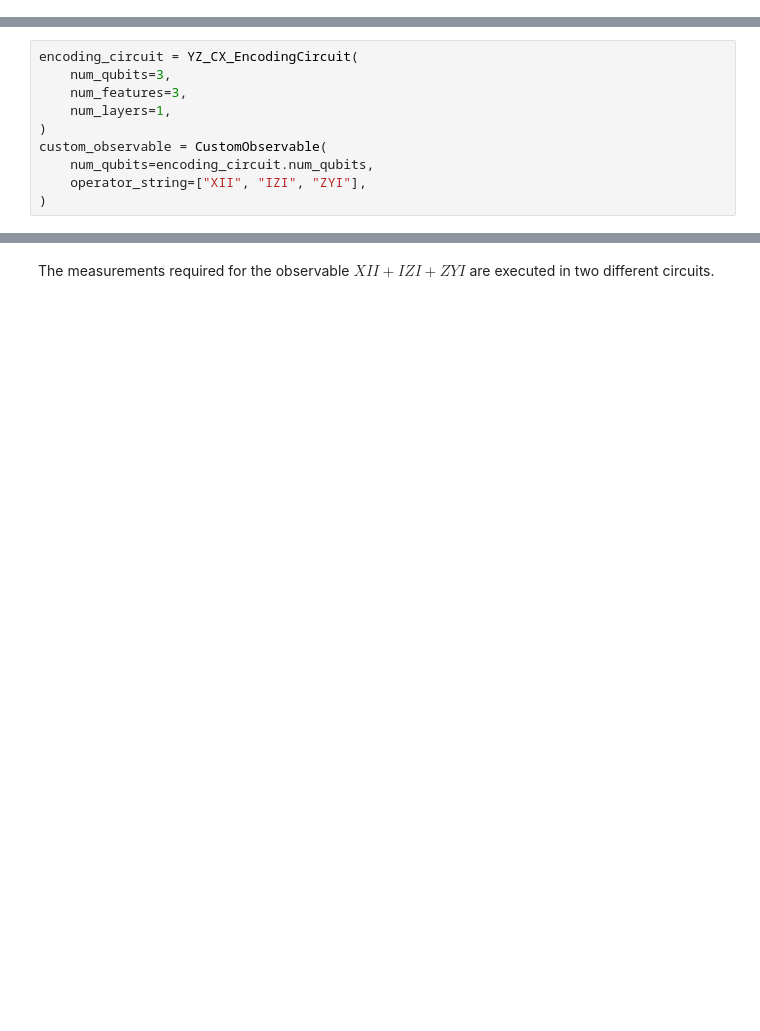
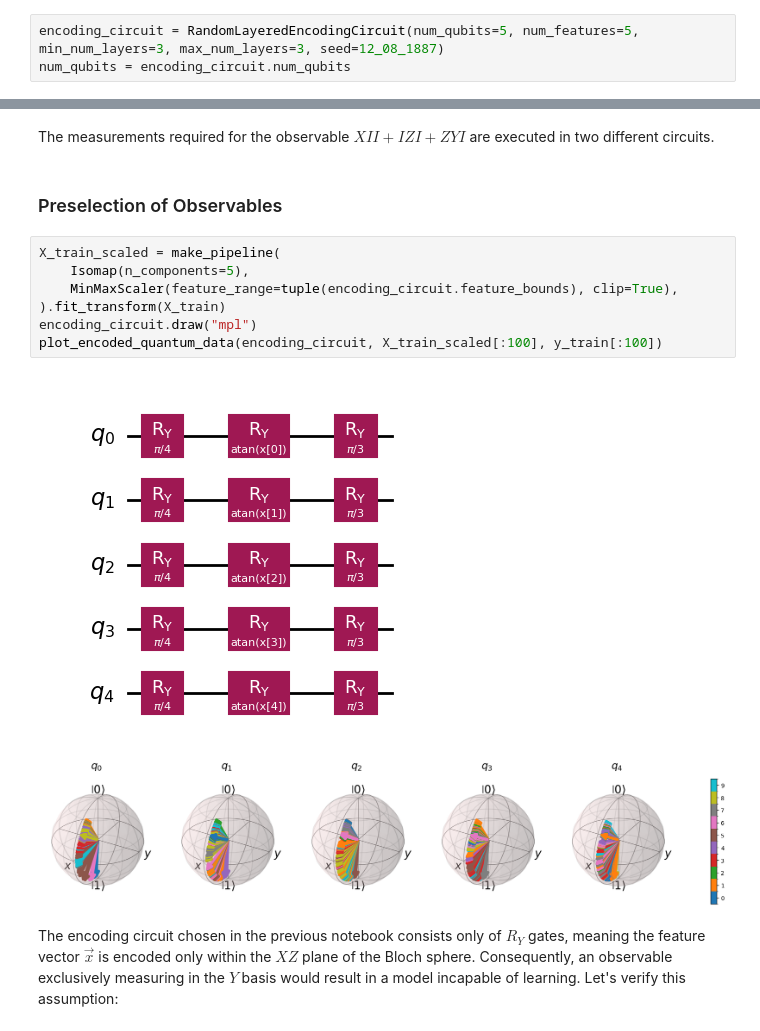
Before and after one commit to kit0kat/ws25-quantum-machine-learning-project, a Jupyter notebook: 4_observables.ipynb, the cells around one changed output, grey strips where cells are left out. Cells and saved outputs as stored; diff of their text form; blank space fills up the shorter version.

```diff
--- a/4_observables.ipynb
+++ b/4_observables.ipynb
@@ -24,3 +36,6 @@ num_qubits = 5
+# %%
+encoding_circuit = RandomLayeredEncodingCircuit(num_qubits=5, num_features=5, min_num_layers=3, max_num_layers=3, seed=12_08_1887)
+num_qubits = encoding_circuit.num_qubits
 # %% [markdown]
 ### Summed Paulis
 # %%
@@ -101,15 +116,5 @@ $\langle \psi | Y | \psi \rangle =  \langle \psi | S H Z H S^\dagger | \psi \ran
 $\langle \psi | Z | \psi \rangle = \langle \psi | Z | \psi \rangle$
 
 These extra gates need to be taken into account when evaluating the encoding circuit and observable to use. Also, since a qubit cannot be measured in multiple bases simultaneously, observables with differing basis requirements must be evaluated through separate circuit executions, which is even more increasing the amount of gates required. The following example will illustrate this:
-# %%
-encoding_circuit = YZ_CX_EncodingCircuit(
-    num_qubits=3,
-    num_features=3,
-    num_layers=1,
-)
-custom_observable = CustomObservable(
-    num_qubits=encoding_circuit.num_qubits,
-    operator_string=["XII", "IZI", "ZYI"],
-)
 # %%
 for measurement_circuit in get_measurement_circuits(
@@ -124,2 +128,16 @@ for measurement_circuit in get_measurement_circuits(
 # %% [markdown]
 The measurements required for the observable $XII + IZI + ZYI$ are executed in two different circuits.
+# %% [markdown]
+### Preselection of Observables
+# %%
+X_train_scaled = make_pipeline(
+    Isomap(n_components=5),
+    MinMaxScaler(feature_range=tuple(encoding_circuit.feature_bounds), clip=True),
+).fit_transform(X_train)
+encoding_circuit.draw("mpl")
+plot_encoded_quantum_data(encoding_circuit, X_train_scaled[:100], y_train[:100])
+# %% [output]
+[figure, added]
+[figure, added]
+# %% [markdown]
+The encoding circuit chosen in the previous notebook consists only of $R_Y$ gates, meaning the feature vector $\vec{x}$ is encoded only within the $XZ$ plane of the Bloch sphere. Consequently, an observable exclusively measuring in the $Y$ basis would result in a model incapable of learning. Let's verify this assumption:
```
Also changed, not shown: parts of 16 cells of this notebook.
